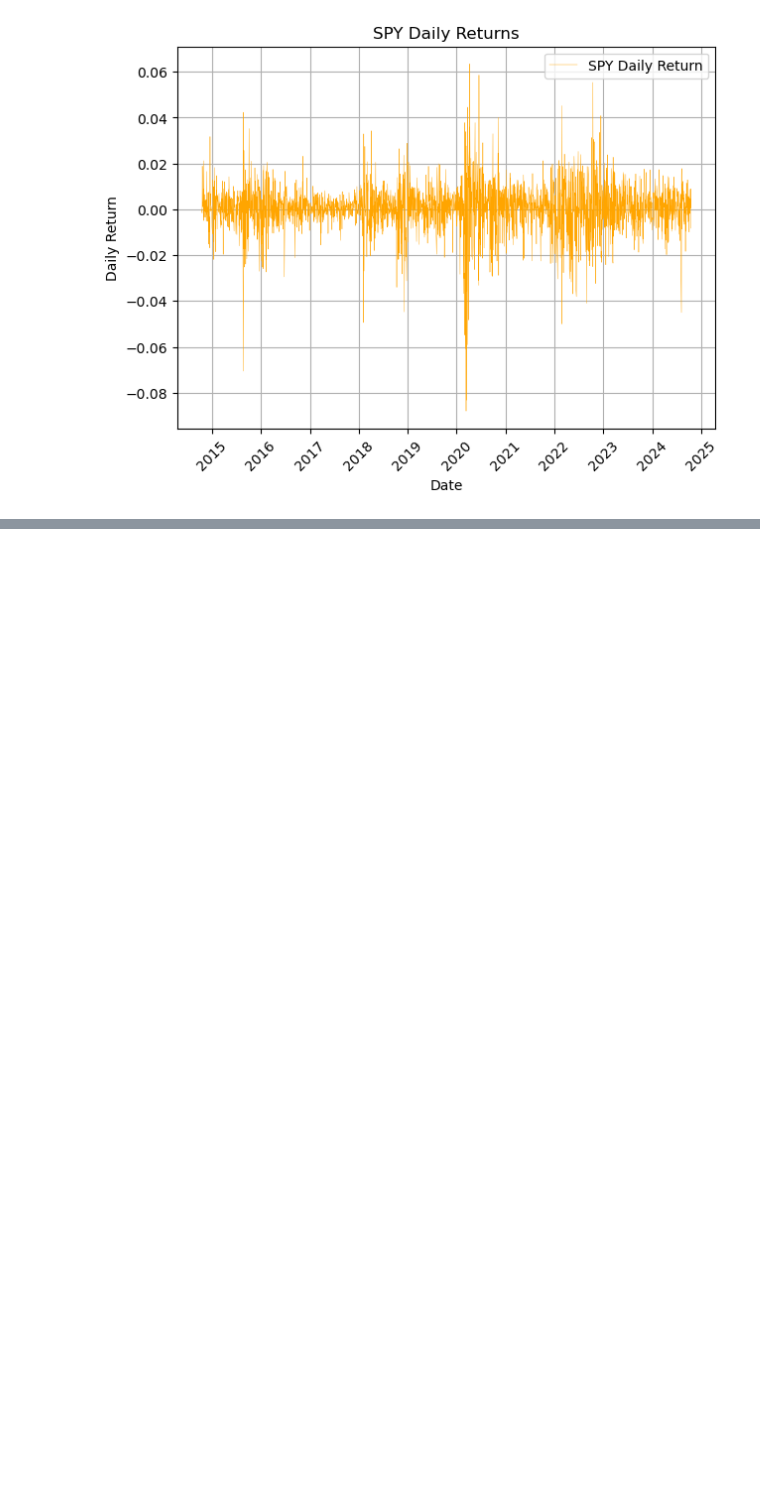
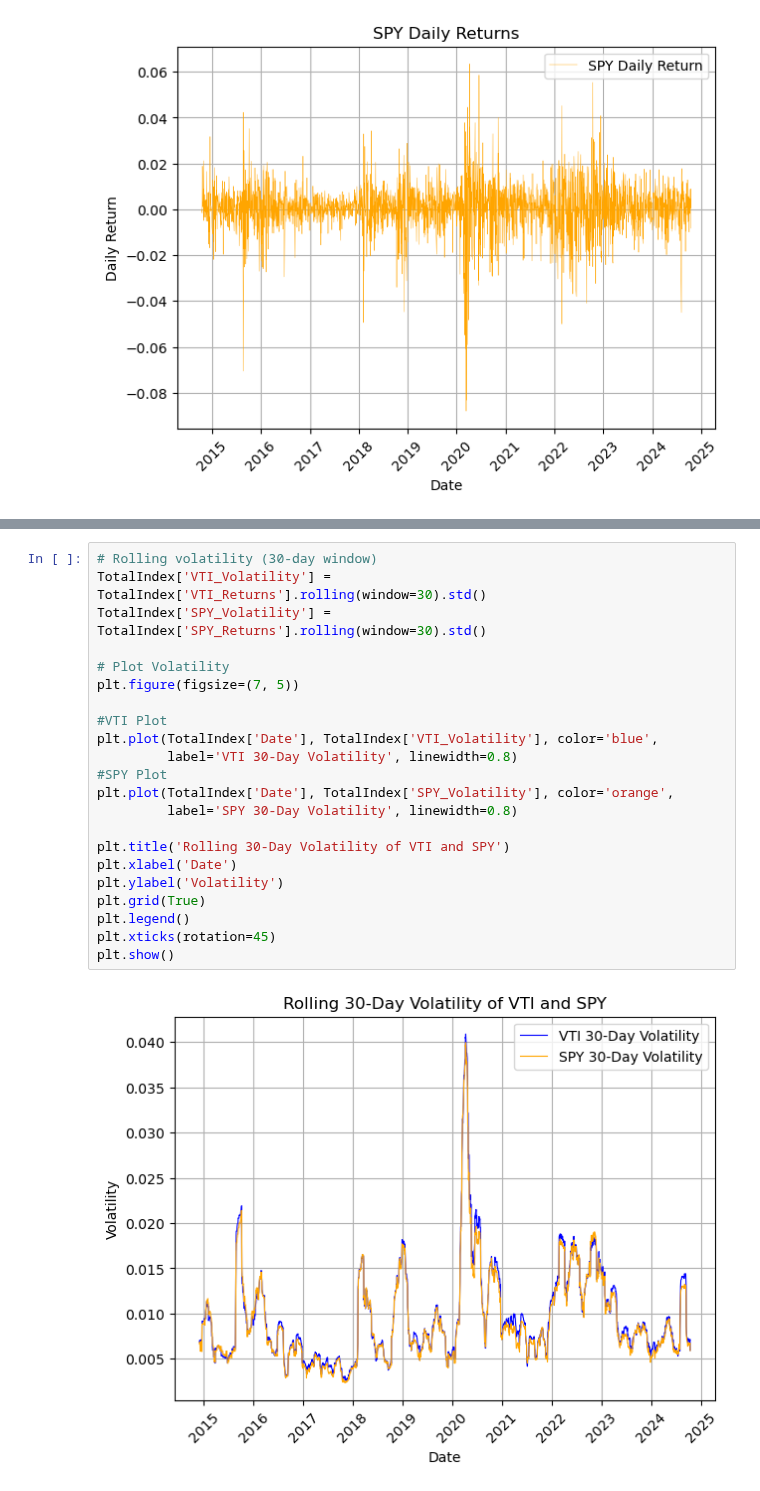
Before and after one commit to caiot27/info2950group, a Jupyter notebook: phase2.ipynb, the cells around one changed output, grey strips where cells are left out. Saved outputs shown, nothing was run; the diff lists cells and outputs as text; blank space fills up the shorter version.

```diff
--- a/phase2.ipynb
+++ b/phase2.ipynb
@@ -171,0 +184,24 @@ plt.show()
+# %%
+# Rolling volatility (30-day window)
+TotalIndex['VTI_Volatility'] = TotalIndex['VTI_Returns'].rolling(window=30).std()
+TotalIndex['SPY_Volatility'] = TotalIndex['SPY_Returns'].rolling(window=30).std()
+
+# Plot Volatility
+plt.figure(figsize=(7, 5))
+
+#VTI Plot
+plt.plot(TotalIndex['Date'], TotalIndex['VTI_Volatility'], color='blue',
+         label='VTI 30-Day Volatility', linewidth=0.8)
+#SPY Plot
+plt.plot(TotalIndex['Date'], TotalIndex['SPY_Volatility'], color='orange',
+         label='SPY 30-Day Volatility', linewidth=0.8)
+
+plt.title('Rolling 30-Day Volatility of VTI and SPY')
+plt.xlabel('Date')
+plt.ylabel('Volatility')
+plt.grid(True)
+plt.legend()
+plt.xticks(rotation=45)
+plt.show()
+# %% [output]
+[figure, added]
```
Also changed, not shown: parts of 6 cells of this notebook.
